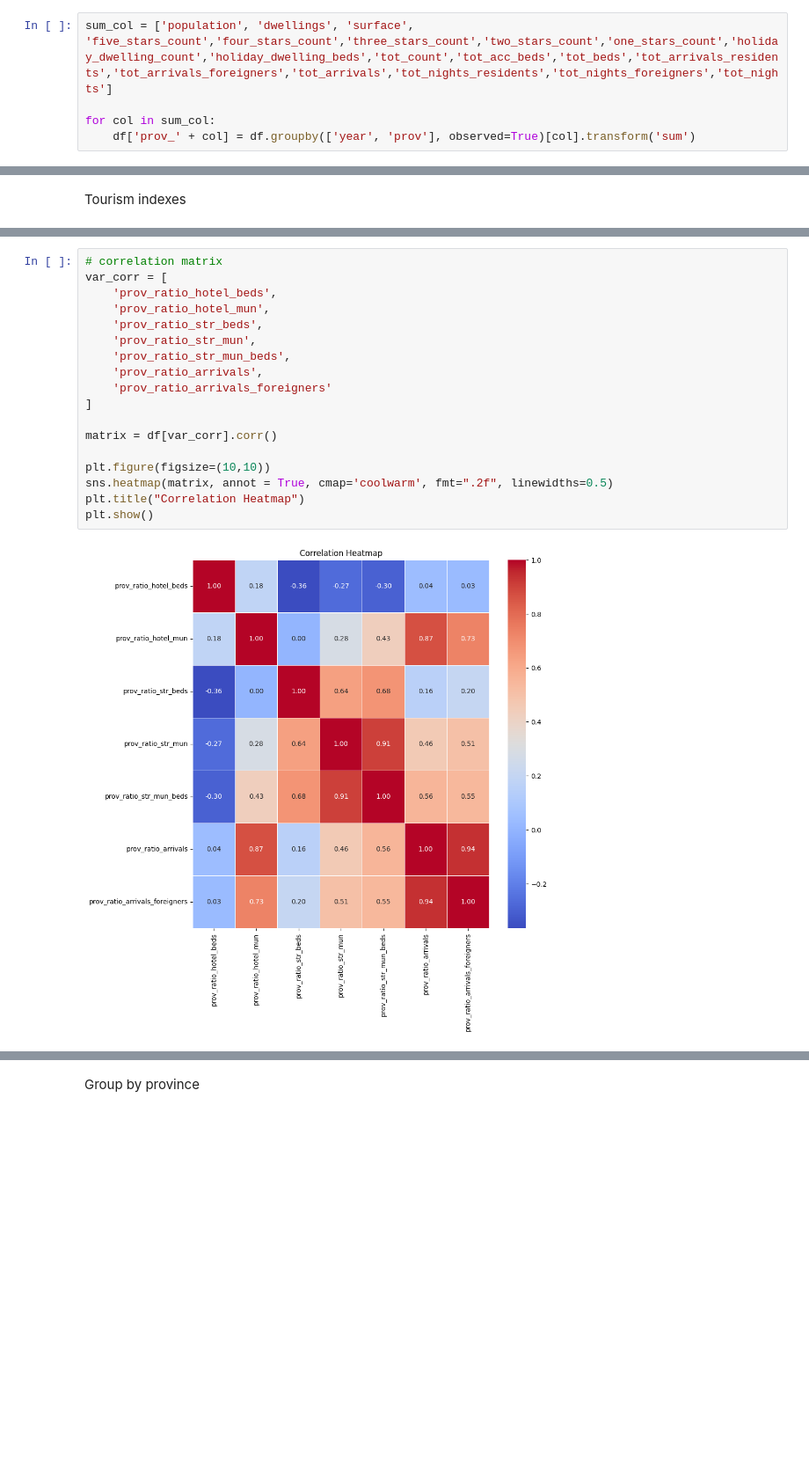
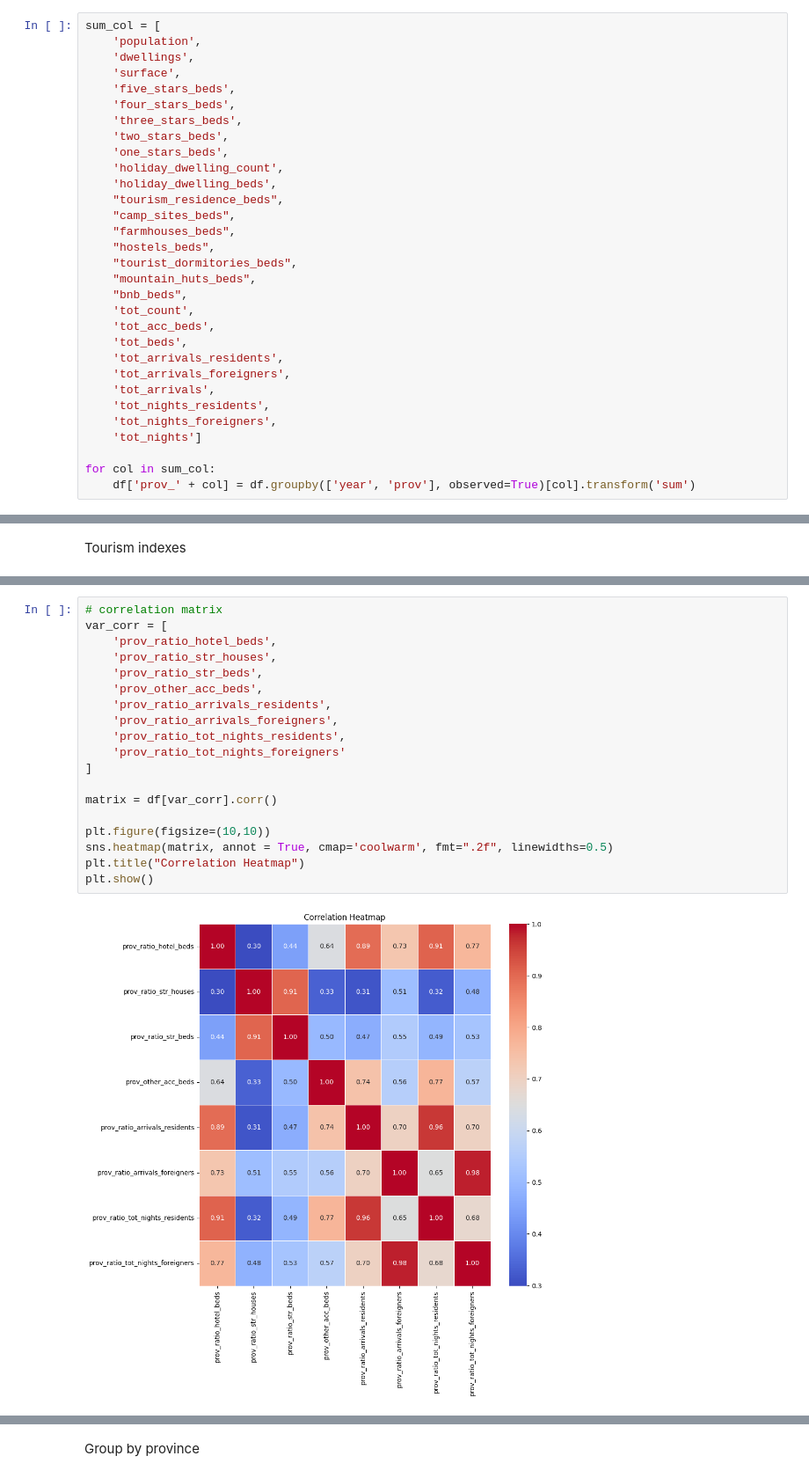
Before and after one commit to FrancescoCorti/Housing_Project, a Jupyter notebook: code/3_0_enginnering_new.ipynb, the cells around one changed output, grey strips where cells are left out. Shown at 88% size. Drawn from its saved outputs; the diff is of its cells as text; blank space fills up the shorter version.

Commit message:
Refined tourism variables (included nights of stay + other accomodations' beds). Ordered the code a bit

```diff
--- a/code/3_0_enginnering_new.ipynb
+++ b/code/3_0_enginnering_new.ipynb
@@ -68,7 +68,33 @@ memory usage: 31.5+ MB
 # %% [markdown]
 Cumulative data per province (population, dwellings, tourism values)
 # %%
-sum_col = ['population', 'dwellings', 'surface', 'five_stars_count','four_stars_count','three_stars_count','two_stars_count','one_stars_count','holiday_dwelling_count','holiday_dwelling_beds','tot_count','tot_acc_beds','tot_beds','tot_arrivals_residents','tot_arrivals_foreigners','tot_arrivals','tot_nights_residents','tot_nights_foreigners','tot_nights']
+sum_col = [
+    'population',
+    'dwellings',
+    'surface',
+    'five_stars_beds',
+    'four_stars_beds',
+    'three_stars_beds',
+    'two_stars_beds',
+    'one_stars_beds',
+    'holiday_dwelling_count',
+    'holiday_dwelling_beds',
+    "tourism_residence_beds",
+    "camp_sites_beds",
+    "farmhouses_beds",
+    "hostels_beds",
+    "tourist_dormitories_beds",
+    "mountain_huts_beds",
+    "bnb_beds",
+    'tot_count',
+    'tot_acc_beds',
+    'tot_beds',
+    'tot_arrivals_residents',
+    'tot_arrivals_foreigners',
+    'tot_arrivals',
+    'tot_nights_residents',
+    'tot_nights_foreigners',
+    'tot_nights']
 
 for col in sum_col:
     df['prov_' + col] = df.groupby(['year', 'prov'], observed=True)[col].transform('sum')
@@ -142,23 +173,24 @@ df['prov_ratio_arrivals_foreigners'] = (df['prov_tot_arrivals_foreigners'] / df[
 # %%
 # correlation matrix
 var_corr = [
     'prov_ratio_hotel_beds',
-    'prov_ratio_hotel_mun',
+    'prov_ratio_str_houses',
     'prov_ratio_str_beds',
-    'prov_ratio_str_mun',
-    'prov_ratio_str_mun_beds',
-    'prov_ratio_arrivals',
-    'prov_ratio_arrivals_foreigners'
+    'prov_other_acc_beds',
+    'prov_ratio_arrivals_residents',
+    'prov_ratio_arrivals_foreigners',
+    'prov_ratio_tot_nights_residents',
+    'prov_ratio_tot_nights_foreigners'
 ]
 
 matrix = df[var_corr].corr()
 
 plt.figure(figsize=(10,10))
 sns.heatmap(matrix, annot = True, cmap='coolwarm', fmt=".2f", linewidths=0.5)
 plt.title("Correlation Heatmap")
 plt.show()
 # %% [output]
-[figure, old version]
+[figure, new version]
 # %%
 # compute Van der Waerden score as a tourist index - consider prov_ratios
 # define the function
```
Also changed, not shown: parts of 17 cells of this notebook, 4 other files.
